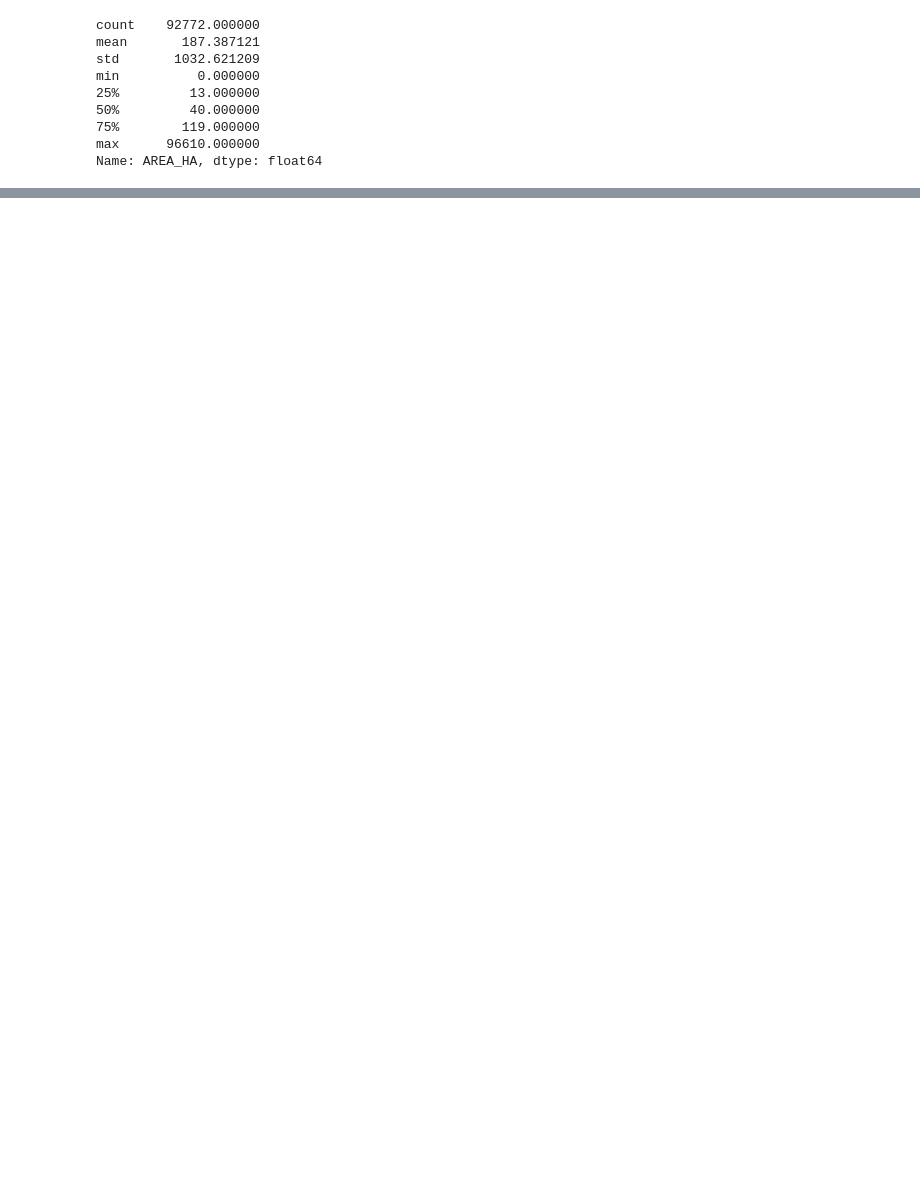
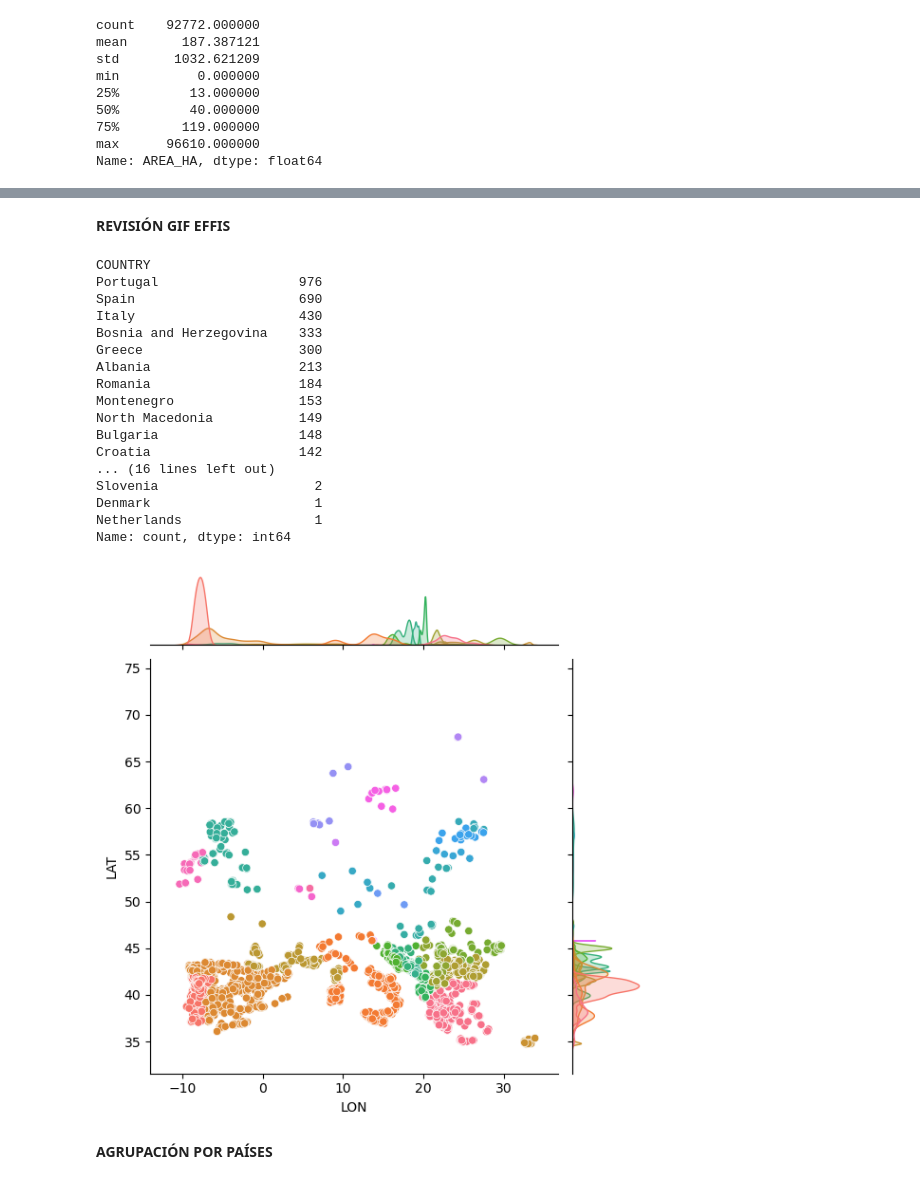
Before and after one commit to vrieraj/EDA_EFFIS, a Jupyter notebook: EDA_EFFIS.ipynb, the cells around one changed output, grey strips where cells are left out. Drawn from its saved outputs; the diff is of its cells as text; code cells hidden in the pictures; blank space fills up the shorter version.

```diff
--- a/EDA_EFFIS.ipynb
+++ b/EDA_EFFIS.ipynb
@@ -140,3 +104,0 @@ effis.loc[effis.LAT < 0, :] # Un incendio en territorio Francés pero fuera de l
-# %%
-effis = effis.loc[(effis.LAT > 0) & (effis.LON > -10) & (effis.COUNTRY != 'UA'), :] # Eliminamos también islas del Atlántico y Ucrania
-sns.jointplot(effis, x='LON', y='LAT', hue = 'COUNTRY', legend=False);
@@ -267,0 +107,4 @@ sns.jointplot(effis_eu, x='LON', y='LAT', hue = 'COUNTRY', legend=False);
+# %%
+# Reproyectamos capa, calculamos centroides y extraemos coordenadas
+effis = effis.to_crs(4326)
+effis['LAT'], effis['LON'] = effis.centroid.y, effis.centroid.x
@@ -267,0 +133,4 @@ sns.jointplot(effis_eu, x='LON', y='LAT', hue = 'COUNTRY', legend=False);
+# %%
+# Eliminamos islas menores y archipiélagos
+
+effis = effis.loc[(effis.LAT > 0) & (effis.LON > -11), :]
@@ -267,0 +151,5 @@ sns.jointplot(effis_eu, x='LON', y='LAT', hue = 'COUNTRY', legend=False);
+# %%
+# Cargamos shapefile con datos de todos los países del mundo
+
+df_paises = gpd.read_file('~/Descargas/GISCO_SHP/CNTR_RG_20M_2024_4326.shp')
+df_paises.info()
@@ -267,0 +240,28 @@ sns.jointplot(effis_eu, x='LON', y='LAT', hue = 'COUNTRY', legend=False);
+# %% [markdown]
+**REVISIÓN GIF EFFIS**
+# %%
+# Distribucion de GIF por países seleccionados
+
+sns.jointplot(effis, x='LON', y='LAT', hue = 'COUNTRY', legend=False);
+effis.COUNTRY.value_counts()
+# %% [output]
+COUNTRY
+Portugal                  976
+Spain                     690
+Italy                     430
+Bosnia and Herzegovina    333
+Greece                    300
+Albania                   213
+Romania                   184
+Montenegro                153
+North Macedonia           149
+Bulgaria                  148
+Croatia                   142
+... (16 lines left out)
+Slovenia                    2
+Denmark                     1
+Netherlands                 1
+Name: count, dtype: int64
+[figure, added]
+# %% [markdown]
+**AGRUPACIÓN POR PAÍSES**
```
Also changed, not shown: parts of 45 cells of this notebook.
